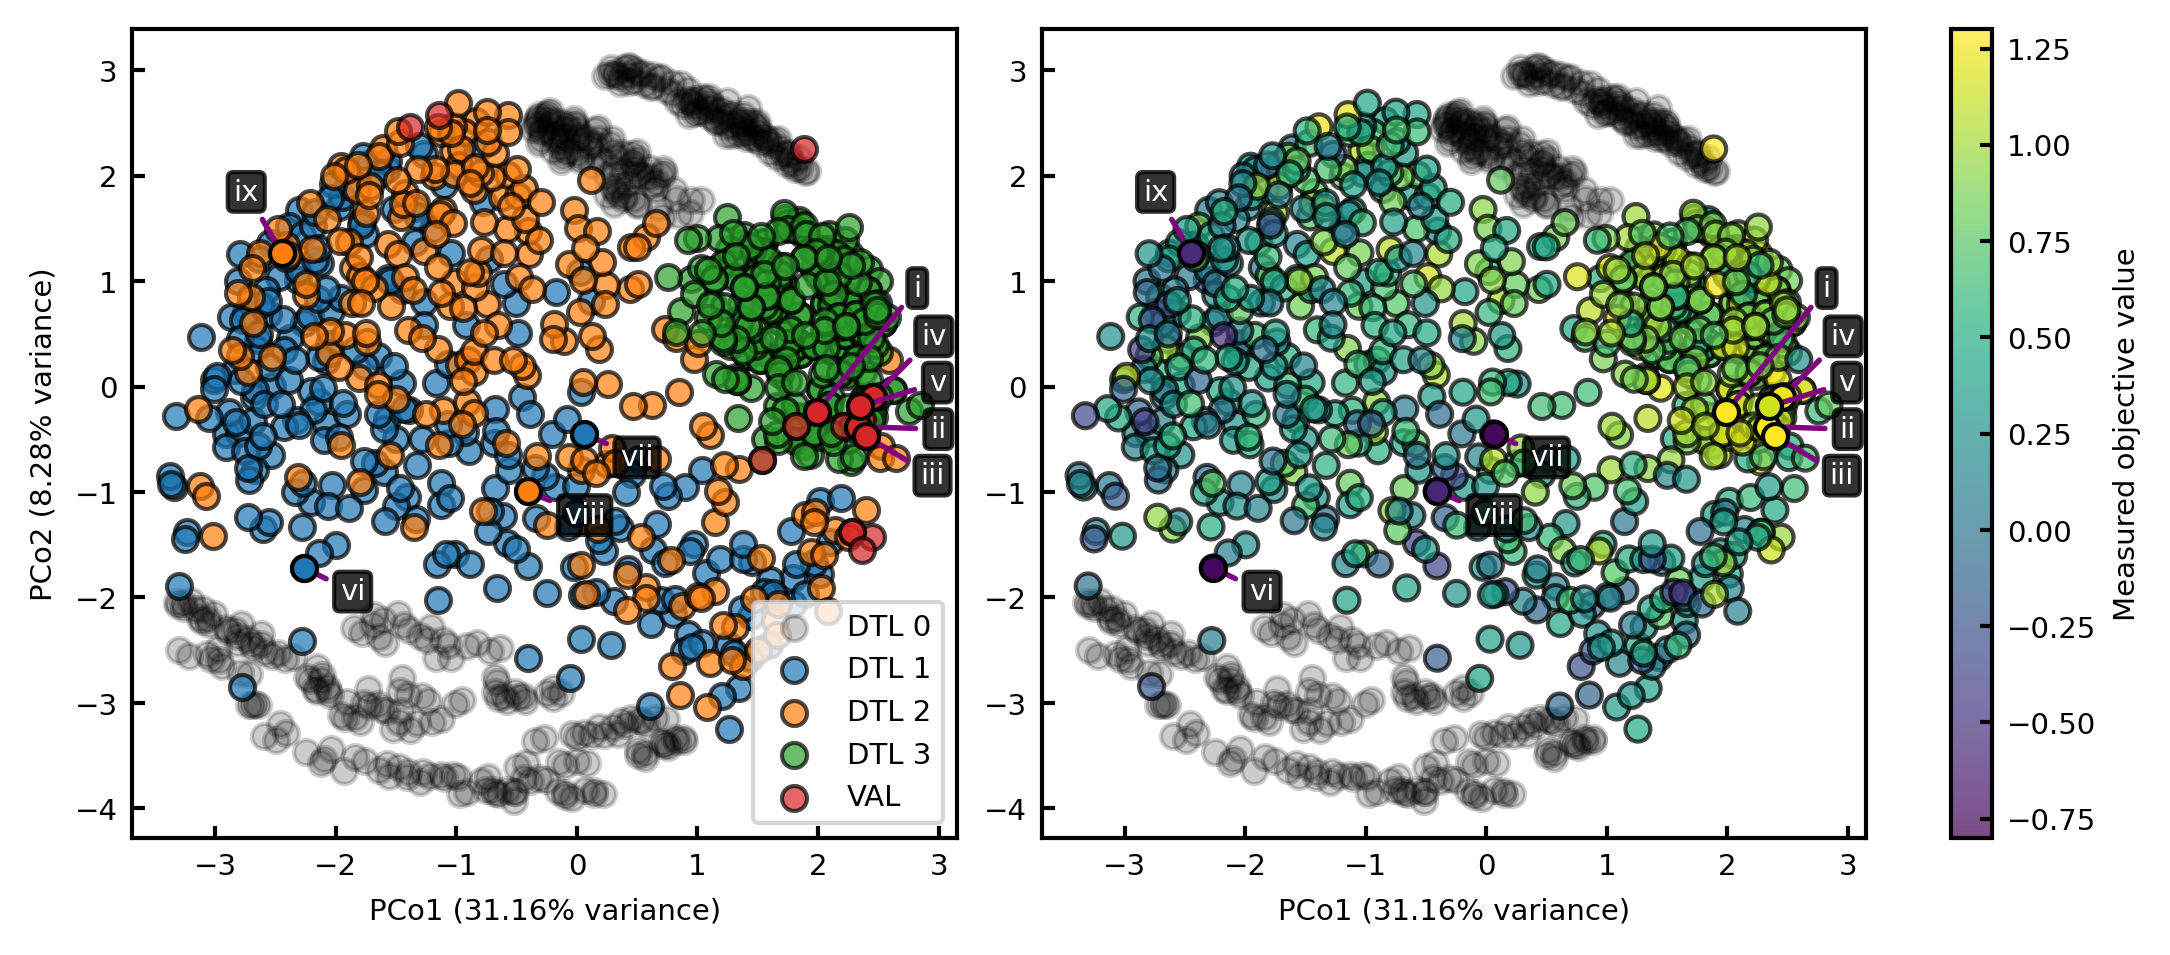
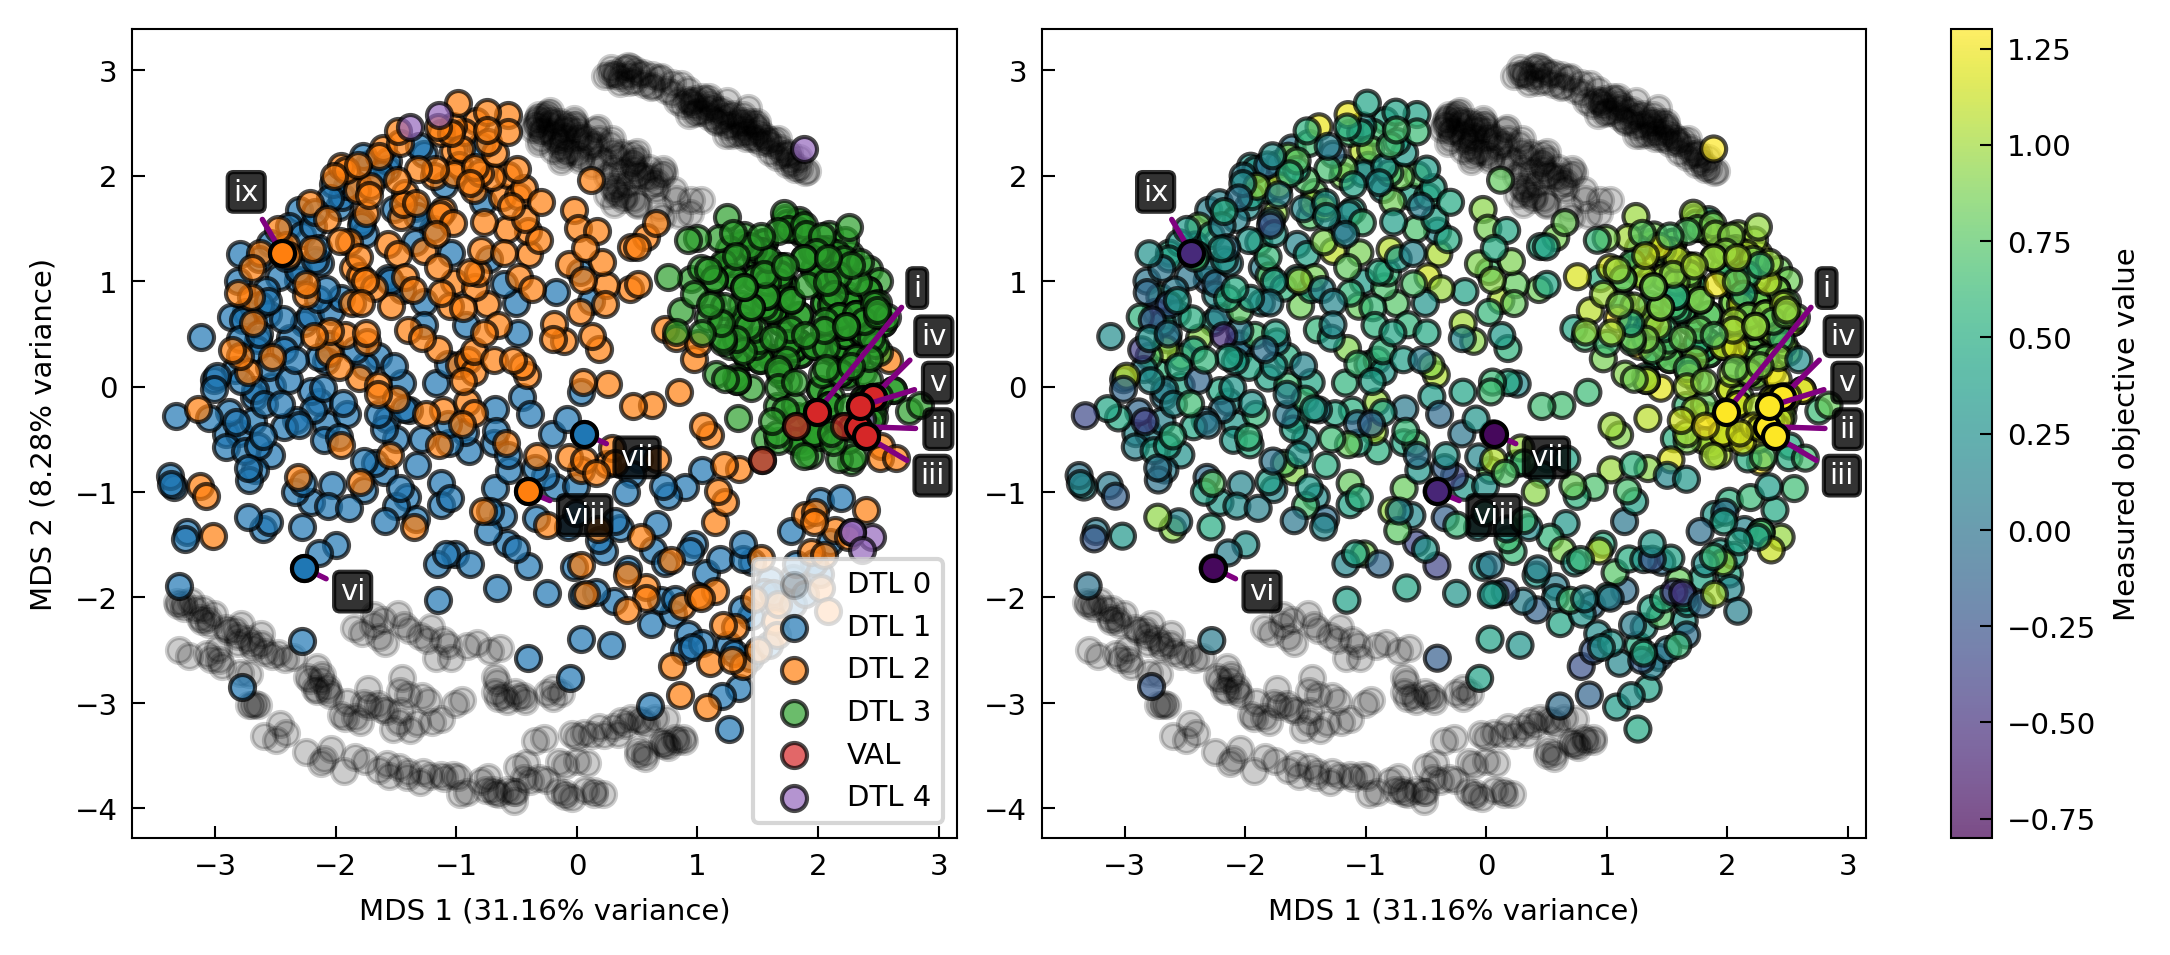
Unified diff of the notebook cell whose output changed from the first chart to the second:
--- before
+++ after
@@ -25,6 +25,10 @@
 
 # scatter plot of DTL 3
+inds_3v = np.in1d(E, E3val)
+ax1.scatter(Y[inds_3v, 0], Y[inds_3v, 1], c='C3', edgecolor='k', alpha=.7, label='VAL')
+
+# scatter plot of DTL 3
 inds_4 = np.in1d(E, E4)
-ax1.scatter(Y[inds_4, 0], Y[inds_4, 1], c='C3', edgecolor='k', alpha=.7, label='VAL')
+ax1.scatter(Y[inds_4, 0], Y[inds_4, 1], c='C4', edgecolor='k', alpha=.7, label='DTL 4')
 
 # annotate with selected points
@@ -52,6 +56,6 @@
 # Add explained variance information to axis labels
 ax1.legend() # (ncol=2, loc='upper left')
-ax1.set_xlabel(f'PCo1 ({explained_variance_ratio[0]:.2%} variance)')
-ax1.set_ylabel(f'PCo2 ({explained_variance_ratio[1]:.2%} variance)')
+ax1.set_xlabel(f'MDS 1 ({explained_variance_ratio[0]:.2%} variance)')
+ax1.set_ylabel(f'MDS 2 ({explained_variance_ratio[1]:.2%} variance)')
 
 # objective
@@ -66,5 +70,5 @@
 
 # Add explained variance information to axis labels
-ax2.set_xlabel(f'PCo1 ({explained_variance_ratio[0]:.2%} variance)')
+ax2.set_xlabel(f'MDS 1 ({explained_variance_ratio[0]:.2%} variance)')
 # ax2.set_ylabel(f'PCo2 ({explained_variance_ratio[1]:.2%} variance)')
 

Commit: DTL 4 in MDS plot